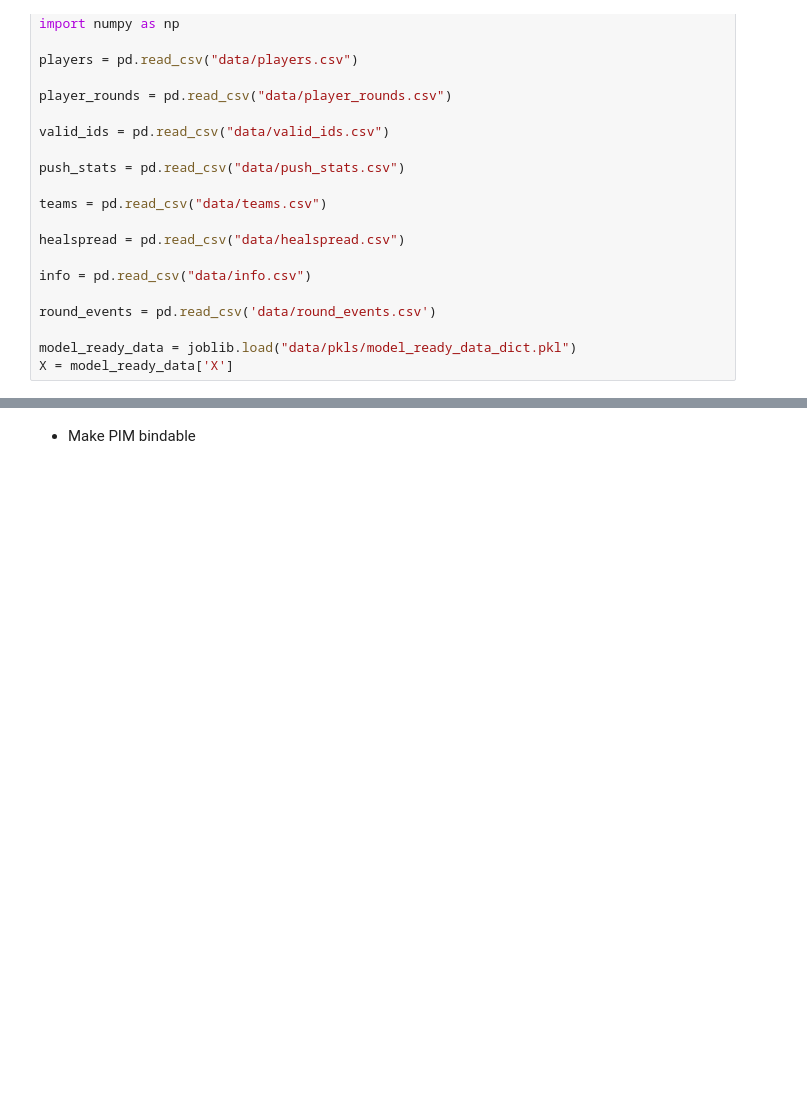
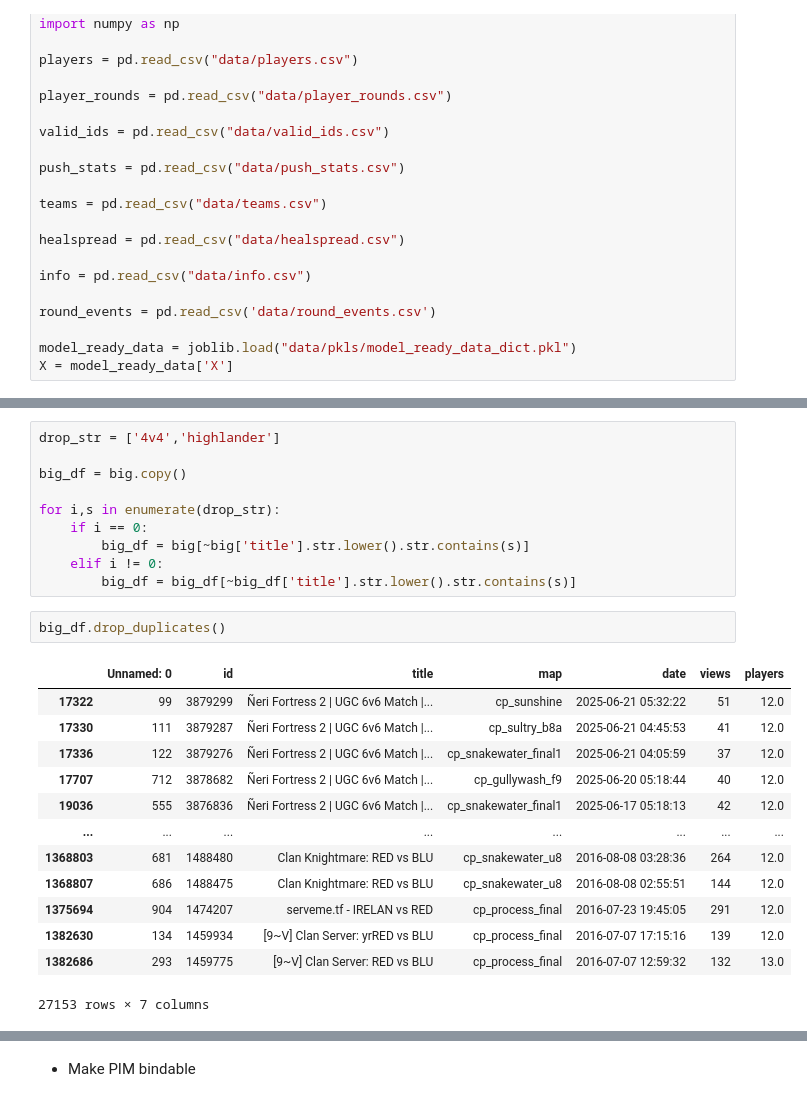
Before and after one commit to ebtrout/tf2_data_vis, a Jupyter notebook: datasets for vis.ipynb, the cells around one changed output, grey strips where cells are left out. Drawn from its saved outputs; the diff is of its cells as text; blank space fills up the shorter version.

```diff
--- a/datasets for vis.ipynb
+++ b/datasets for vis.ipynb
@@ -24,0 +159,26 @@ X = model_ready_data['X']
+# %%
+drop_str = ['4v4','highlander']
+
+big_df = big.copy()
+
+for i,s in enumerate(drop_str):
+    if i == 0:
+        big_df = big[~big['title'].str.lower().str.contains(s)]
+    elif i != 0:
+        big_df = big_df[~big_df['title'].str.lower().str.contains(s)]
+# %%
+big_df.drop_duplicates()
+# %% [output]
+|  | Unnamed: 0 | id | title | map | date | views | players |
+| 17322 | 99 | 3879299 | Ñeri Fortress 2 | UGC 6v6 Match |... | cp_sunshine | 2025-06-21 05:32:22 | 51 | 12.0 |
+| 17330 | 111 | 3879287 | Ñeri Fortress 2 | UGC 6v6 Match |... | cp_sultry_b8a | 2025-06-21 04:45:53 | 41 | 12.0 |
+| 17336 | 122 | 3879276 | Ñeri Fortress 2 | UGC 6v6 Match |... | cp_snakewater_final1 | 2025-06-21 04:05:59 | 37 | 12.0 |
+| 17707 | 712 | 3878682 | Ñeri Fortress 2 | UGC 6v6 Match |... | cp_gullywash_f9 | 2025-06-20 05:18:44 | 40 | 12.0 |
+| 19036 | 555 | 3876836 | Ñeri Fortress 2 | UGC 6v6 Match |... | cp_snakewater_final1 | 2025-06-17 05:18:13 | 42 | 12.0 |
+| ... | ... | ... | ... | ... | ... | ... | ... |
+| 1368803 | 681 | 1488480 | Clan Knightmare: RED vs BLU | cp_snakewater_u8 | 2016-08-08 03:28:36 | 264 | 12.0 |
+| 1368807 | 686 | 1488475 | Clan Knightmare: RED vs BLU | cp_snakewater_u8 | 2016-08-08 02:55:51 | 144 | 12.0 |
+| 1375694 | 904 | 1474207 | serveme.tf - IRELAN vs RED | cp_process_final | 2016-07-23 19:45:05 | 291 | 12.0 |
+| 1382630 | 134 | 1459934 | [9~V] Clan Server: yrRED vs BLU | cp_process_final | 2016-07-07 17:15:16 | 139 | 12.0 |
+| 1382686 | 293 | 1459775 | [9~V] Clan Server: RED vs BLU | cp_process_final | 2016-07-07 12:59:32 | 132 | 13.0 |
+27153 rows × 7 columns
```
Also changed, not shown: parts of 40 cells of this notebook, 14 other files.
